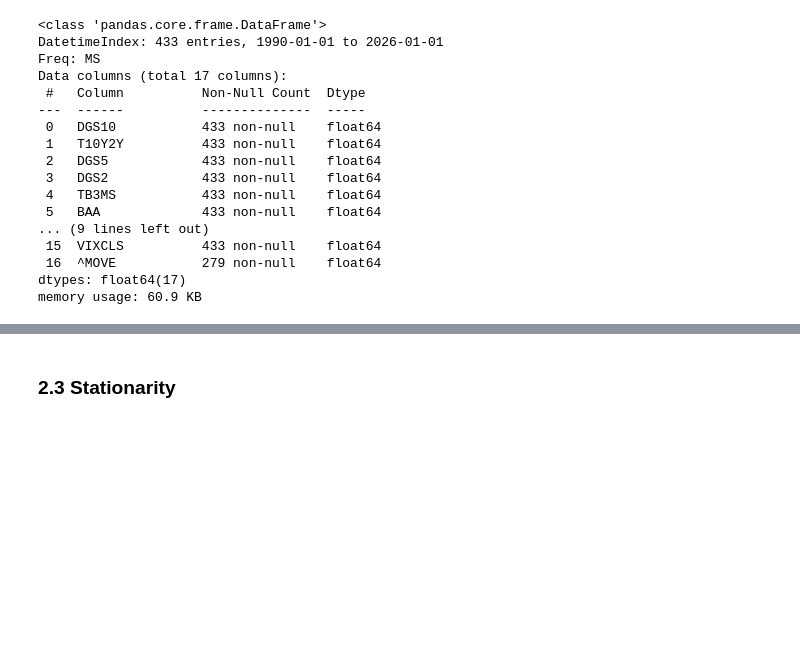
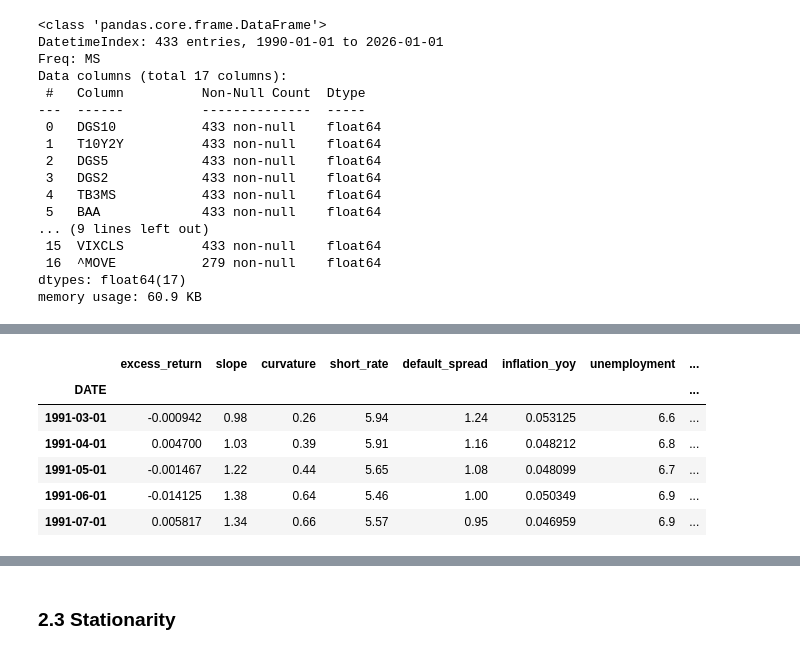
Before and after one commit to nurulputri/Big-Data_US-Treasury-Bonds-Return-Prediction, a Jupyter notebook: US Treasury Bond Return Prediction.ipynb, the cells around one changed output, grey strips where cells are left out. Cells and saved outputs as stored; diff of their text form; code cells hidden in the pictures; blank space fills up the shorter version.

Commit message:
complete data cleaning

```diff
--- a/US Treasury Bond Return Prediction.ipynb
+++ b/US Treasury Bond Return Prediction.ipynb
@@ -158,0 +242,2 @@ df.describe()
+# %%
+df_fred['DGS10_filled'] = df_fred['DGS10'].ffill()
@@ -158,0 +248,12 @@ df.describe()
+# %%
+duration = 9  # standard approximation for a 10-Year Bond
+
+# 1. price change (capital gain/loss due to change in yield). divide by 100 to convert to decimal
+df['price_ret'] = -duration * (df['DGS10'].diff() / 100)
+
+# 2. carry (the interest earned during the month): use the yield from the START of the month (shift 1)
+df['carry_ret'] = (df['DGS10'].shift(1) / 100) / 12
+
+# 3. excess return = total bond return minus the risk-free rate (TB3MS)
+df['total_bond_ret'] = df['price_ret'] + df['carry_ret']
+df['excess_return'] = df['total_bond_ret'] - ((df['TB3MS'] / 100) / 12)
@@ -158,0 +312,11 @@ df.describe()
+# %%
+predictors = ['slope', 'curvature', 'short_rate', 'default_spread', 'inflation_yoy', 'unemployment',
+              'recession_indicator', 'industrial_prod_yoy', 'vix_index', 'bond_volatility', 'bond_momentum']
+
+# lagging predictors. avoid look-ahead bias!
+# we must use T-1 data to predict T returns
+X = df[predictors].shift(1) # lag features by one month
+y = df['excess_return']
+
+X.info()
+y.info()
@@ -158,0 +341,7 @@ df.describe()
+# %%
+# Combine and drop the first row (NaN due to shift/pct_change) and rows with missing target
+final_df = pd.concat([y, X], axis=1).dropna()
+
+print(f"Final dataset prepared from {final_df.index.min()} to {final_df.index.max()}")
+final_df.head()
+# %% [output]
@@ -158,0 +349,7 @@ df.describe()
+|  | excess_return | slope | curvature | short_rate | default_spread | inflation_yoy | unemployment | ... |
+| DATE |  |  |  |  |  |  |  | ... |
+| 1991-03-01 | -0.000942 | 0.98 | 0.26 | 5.94 | 1.24 | 0.053125 | 6.6 | ... |
+| 1991-04-01 | 0.004700 | 1.03 | 0.39 | 5.91 | 1.16 | 0.048212 | 6.8 | ... |
+| 1991-05-01 | -0.001467 | 1.22 | 0.44 | 5.65 | 1.08 | 0.048099 | 6.7 | ... |
+| 1991-06-01 | -0.014125 | 1.38 | 0.64 | 5.46 | 1.00 | 0.050349 | 6.9 | ... |
+| 1991-07-01 | 0.005817 | 1.34 | 0.66 | 5.57 | 0.95 | 0.046959 | 6.9 | ... |
```
Also changed, not shown: parts of 23 cells of this notebook.
